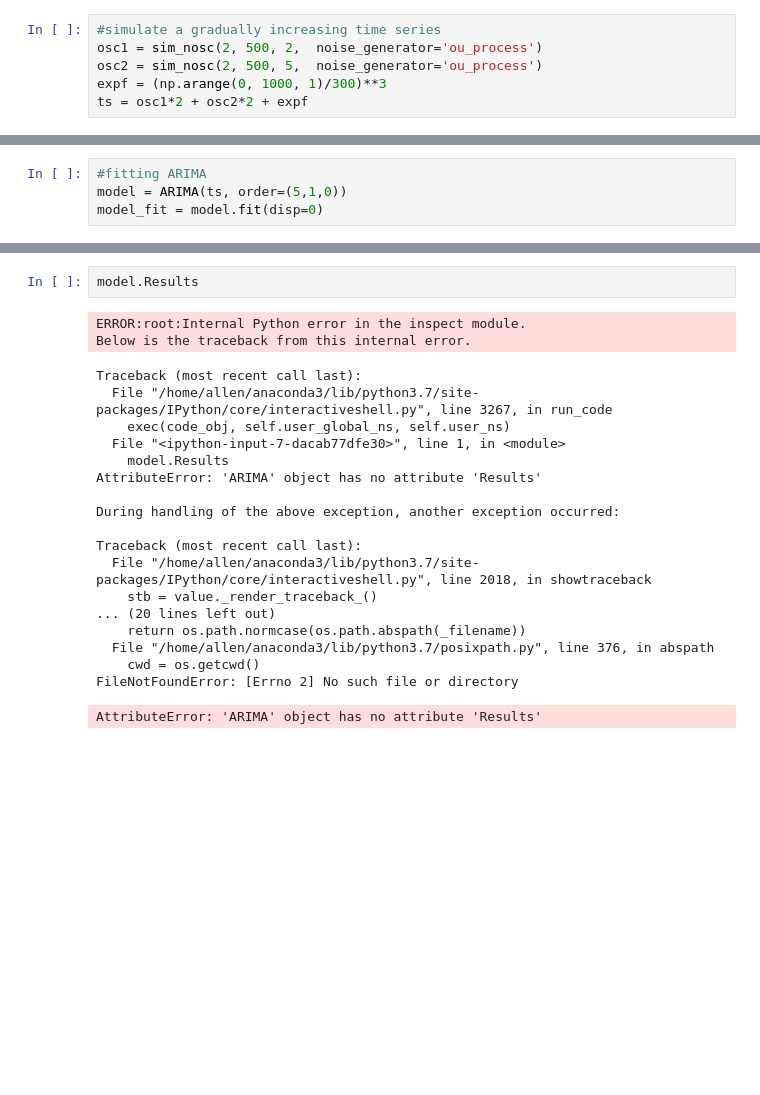
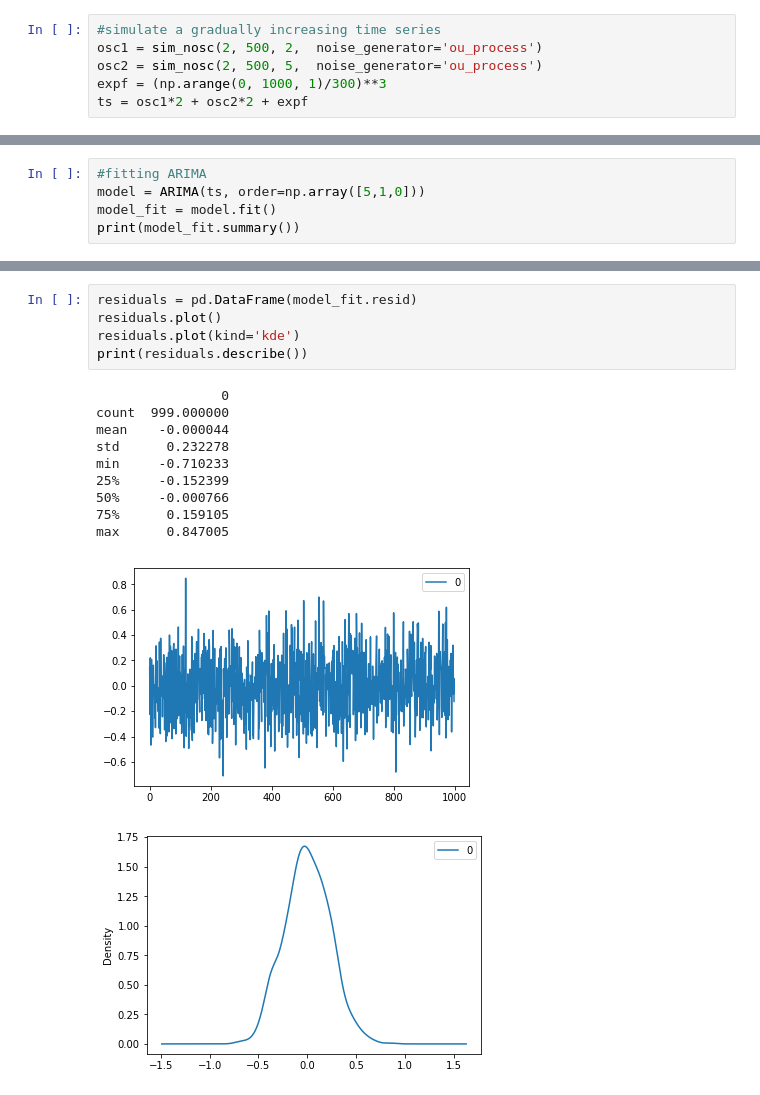
Before and after one commit to Allen-Z-4230/FutureGas, a Jupyter notebook: ARIMA_test.ipynb, the cells around one changed output, grey strips where cells are left out. Cells and saved outputs as stored; diff of their text form; blank space fills up the shorter version.

Commit message:
arima test update

```diff
--- a/ARIMA_test.ipynb
+++ b/ARIMA_test.ipynb
@@ -21,4 +27,5 @@ plt.plot(ts)
 # %%
 #fitting ARIMA
-model = ARIMA(ts, order=(5,1,0))
-model_fit = model.fit(disp=0)
+model = ARIMA(ts, order=np.array([5,1,0]))
+model_fit = model.fit()
+print(model_fit.summary())
@@ -25,23 +50,17 @@ model_fit = model.fit(disp=0)
-# %%
-model.Results
-# %% [output]
-ERROR:root:Internal Python error in the inspect module.
-Below is the traceback from this internal error.
-Traceback (most recent call last):
-  File "/home/allen/anaconda3/lib/python3.7/site-packages/IPython/core/interactiveshell.py", line 3267, in run_code
-    exec(code_obj, self.user_global_ns, self.user_ns)
-  File "<ipython-input-7-dacab77dfe30>", line 1, in <module>
-    model.Results
-AttributeError: 'ARIMA' object has no attribute 'Results'
-
-During handling of the above exception, another exception occurred:
-
-Traceback (most recent call last):
-  File "/home/allen/anaconda3/lib/python3.7/site-packages/IPython/core/interactiveshell.py", line 2018, in showtraceback
-    stb = value._render_traceback_()
-... (20 lines left out)
-    return os.path.normcase(os.path.abspath(_filename))
-  File "/home/allen/anaconda3/lib/python3.7/posixpath.py", line 376, in abspath
-    cwd = os.getcwd()
-FileNotFoundError: [Errno 2] No such file or directory
-AttributeError: 'ARIMA' object has no attribute 'Results'
+# %%
+residuals = pd.DataFrame(model_fit.resid)
+residuals.plot()
+residuals.plot(kind='kde')
+print(residuals.describe())
+# %% [output]
+                0
+count  999.000000
+mean    -0.000044
+std      0.232278
+min     -0.710233
+25%     -0.152399
+50%     -0.000766
+75%      0.159105
+max      0.847005
+[figure, added]
+[figure, added]
```
Also changed, not shown: parts of 4 cells of this notebook.
